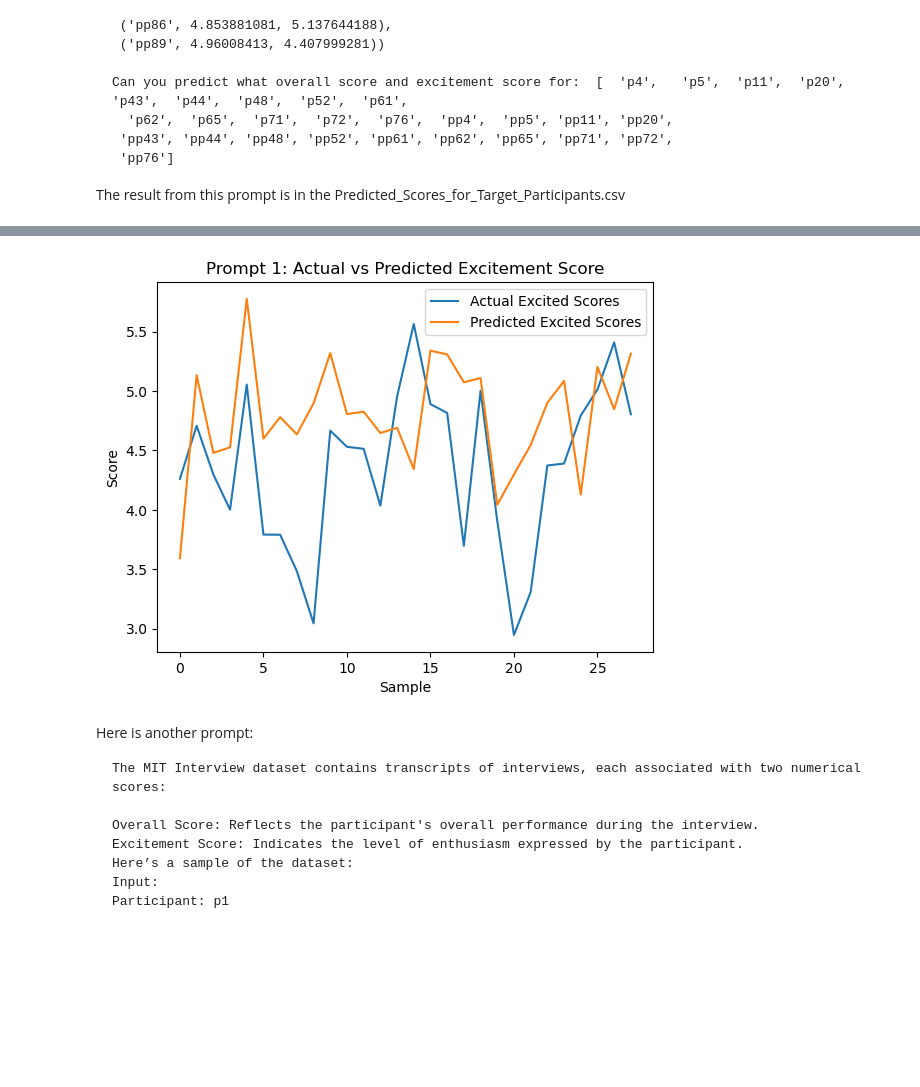
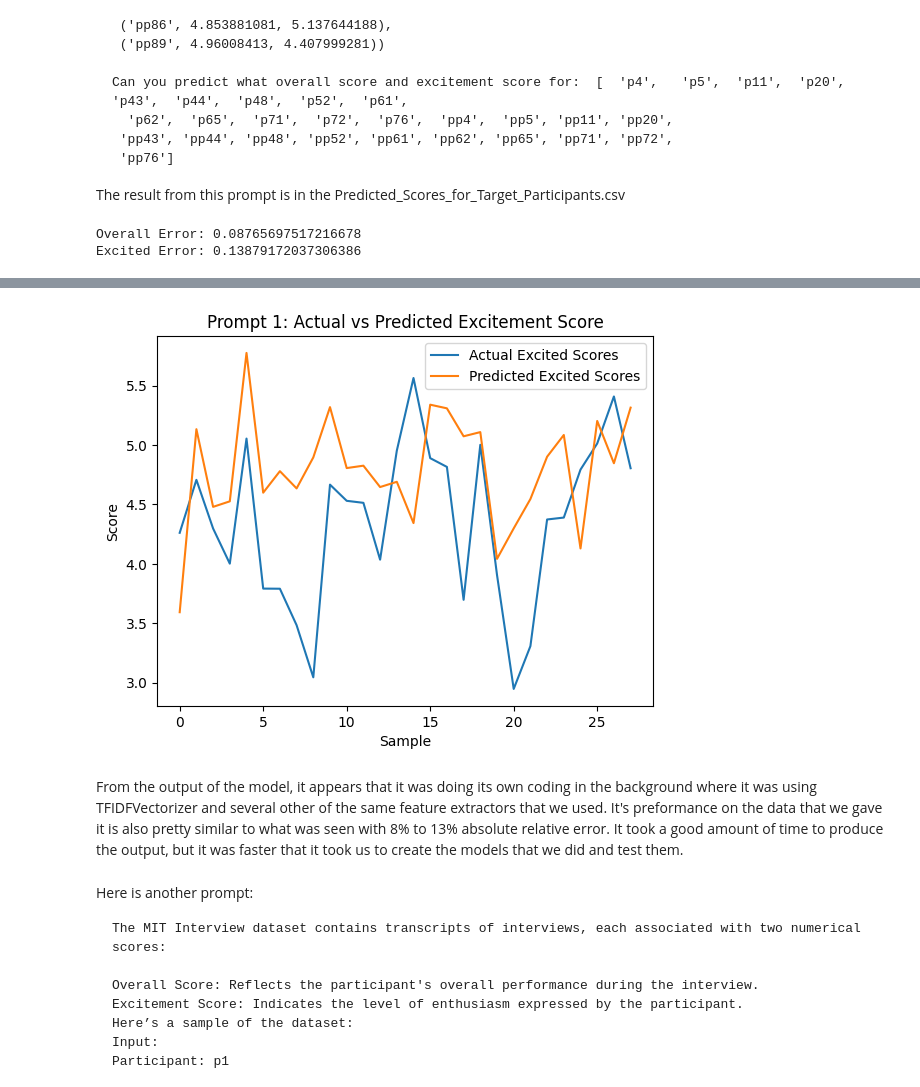
Before and after one commit to ccsterns86/CSCI5622_Team5_HW4, a Jupyter notebook: final_report.ipynb, the cells around one changed output, grey strips where cells are left out. Saved outputs shown, nothing was run; the diff lists cells and outputs as text; code cells hidden in the pictures; blank space fills up the shorter version.

````diff
--- a/final_report.ipynb
+++ b/final_report.ipynb
@@ -1492,6 +1498,10 @@ shap.plots.waterfall(shap_values[2], max_display=14)
 Shap provides more flexibility as we can provide our own predict funciton and visualize the feature importance according to our model architecture. I think it provides a better way to debug your own ML model design as we might want to deliberately train a model that has more focus on certain featutres. However, I believe the interpret regression tree provides visuallization for all features and that is missing from Shap.
 # %% [markdown]
 # (f) Experimenting with Transformers
+# %%
+def mean_absolute_relative_error_np(y_true, y_pred):
+  """Computes the mean absolute relative error between y_true and y_pred."""
+  return np.mean(np.abs((y_true - y_pred) / np.maximum(y_true, y_pred)))
 # %% [markdown]
 ### Using ChatGPT4o
 
@@ -1619,34 +1629,44 @@ The result from this prompt is in the Predicted_Scores_for_Target_Participants.c
 # %%
 participants = ['p4',   'p5',  'p11',  'p20',  'p43',  'p44',  'p48',  'p52',  'p61',
   'p62',  'p65',  'p71',  'p72',  'p76',  'pp4',  'pp5', 'pp11', 'pp20',
  'pp43', 'pp44', 'pp48', 'pp52', 'pp61', 'pp62', 'pp65', 'pp71', 'pp72',
  'pp76']
 predicted_scores = pd.read_csv("Predicted_Scores_for_Target_Participants.csv")
 actual_scores = scores_data[scores_data['Participant'].isin(participants)]
 
 # Merge the DataFrames on the 'Participant' column
 combined_scores = pd.merge(actual_scores, predicted_scores, on='Participant')
+
+error_overall = mean_absolute_relative_error_np(combined_scores['Overall'].to_numpy(), combined_scores['Predicted_Overall_Score'].to_numpy())
+error_excited = mean_absolute_relative_error_np(combined_scores['Excited'].to_numpy(), combined_scores['Predicted_Excitement_Score'].to_numpy())
+
+print(f"Overall Error: {error_overall}")
+print(f"Excited Error: {error_excited}")
 
 # Plot Overall
 plt.plot(combined_scores['Overall'], label="Actual Overall Scores")
 plt.plot(combined_scores['Predicted_Overall_Score'], label="Predicted Overall Scores")
 plt.title("Prompt 1: Actual vs Predicted Overall Score")
 plt.legend()
 plt.xlabel("Sample")
 plt.ylabel("Score")
 plt.show()
 
 # Plot Excitement
 plt.plot(combined_scores['Excited'], label="Actual Excited Scores")
 plt.plot(combined_scores['Predicted_Excitement_Score'], label="Predicted Excited Scores")
 plt.title("Prompt 1: Actual vs Predicted Excitement Score")
 plt.legend()
 plt.xlabel("Sample")
 plt.ylabel("Score")
 plt.show()
 # %% [output]
+Overall Error: 0.08765697517216678
+Excited Error: 0.13879172037306386
 [figure]
-[figure, old version]
+[figure, new version]
+# %% [markdown]
+From the output of the model, it appears that it was doing its own coding in the background where it was using TFIDFVectorizer and several other of the same feature extractors that we used. It's preformance on the data that we gave it is also pretty similar to what was seen with 8% to 13% absolute relative error. It took a good amount of time to produce the output, but it was faster that it took us to create the models that we did and test them.
 # %% [markdown]
 Here is another prompt:
 ```
````
Also changed, not shown: parts of 9 cells of this notebook.
